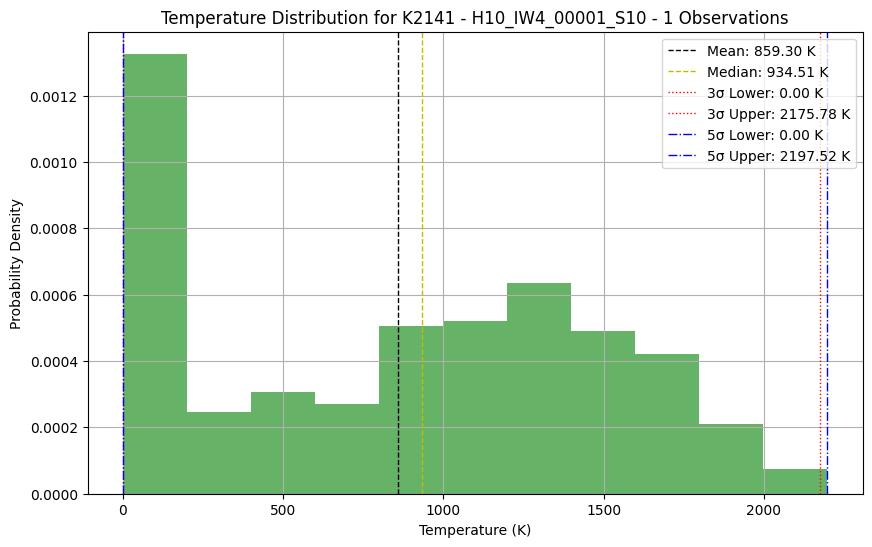
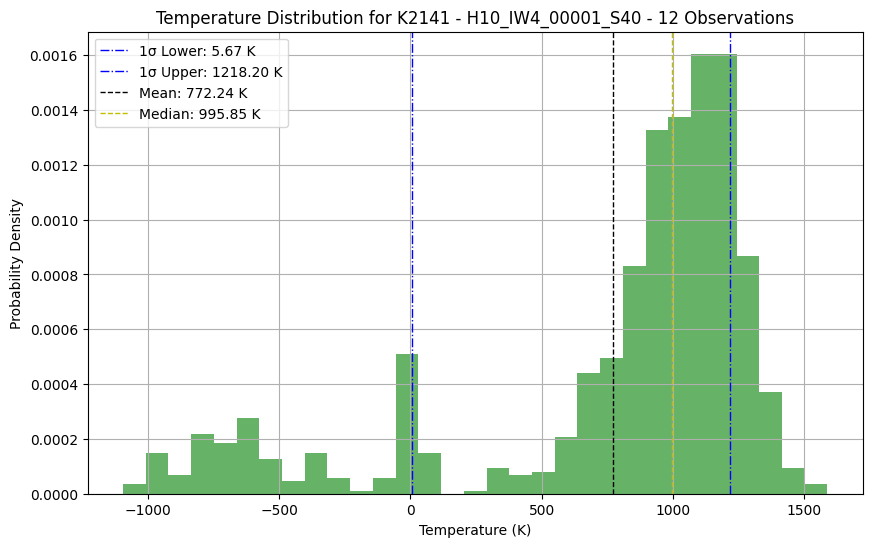
Unified diff of the notebook cell whose output changed from the first chart to the second:
--- before
+++ after
@@ -1,12 +1,12 @@
 fig = figure(figsize=(10, 6))
 plt.hist(temperature_dist, bins='auto', density=True, alpha=0.6, color='g')
+
+#1sigma confidence interval
+plt.axvline(q_low_1, color='b', linestyle='dashdot', linewidth=1, label=f'1σ Lower: {q_low_1:.2f} K')
+plt.axvline(q_high_1, color='b', linestyle='dashdot', linewidth=1, label=f'1σ Upper: {q_high_1:.2f} K')
+
 plt.axvline(mean_temp, color='k', linestyle='dashed', linewidth=1,label=f'Mean: {mean_temp:.2f} K')
 plt.axvline(median_temp, color='y', linestyle='dashed', linewidth=1,label=f'Median: {median_temp:.2f} K')
 
-plt.axvline(q_low, color='r', linestyle='dotted', linewidth=1, label=f'3σ Lower: {q_low:.2f} K')
-plt.axvline(q_high, color='r', linestyle='dotted', linewidth=1, label=f'3σ Upper: {q_high:.2f} K')
-
-plt.axvline(q_low_5, color='b', linestyle='dashdot', linewidth=1, label=f'5σ Lower: {q_low_5:.2f} K')
-plt.axvline(q_high_5, color='b', linestyle='dashdot', linewidth=1, label=f'5σ Upper: {q_high_5:.2f} K')
 
 plt.xlabel('Temperature (K)')
@@ -14,4 +14,5 @@
 plt.title(f'Temperature Distribution for {name} - {os.path.basename(simulation_folder)} - {obs} Observations')
 plt.grid()
+#plt.xlim(-100, q_high_5)
 plt.legend()
 plt.show()

Commit: Final blackbody script